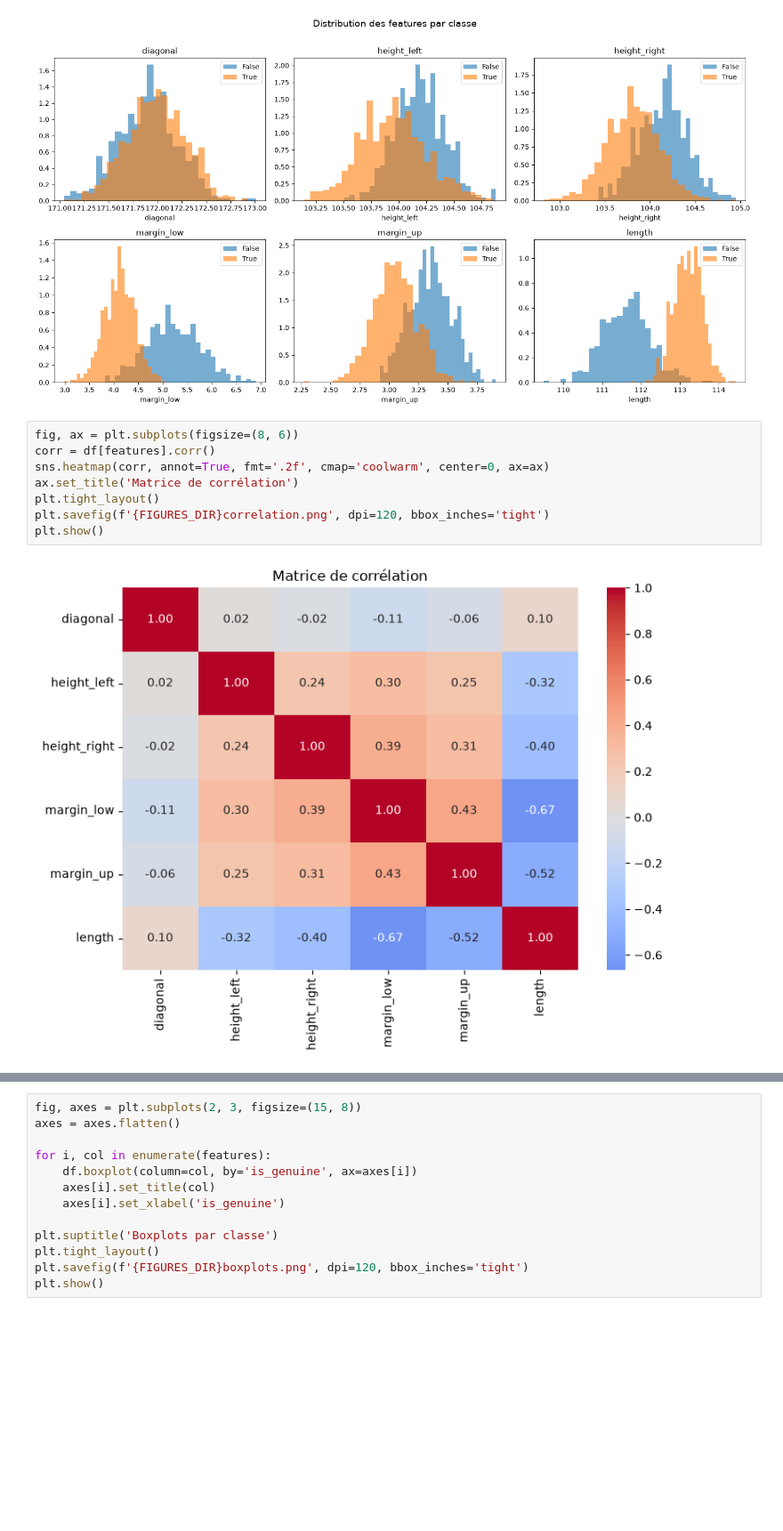
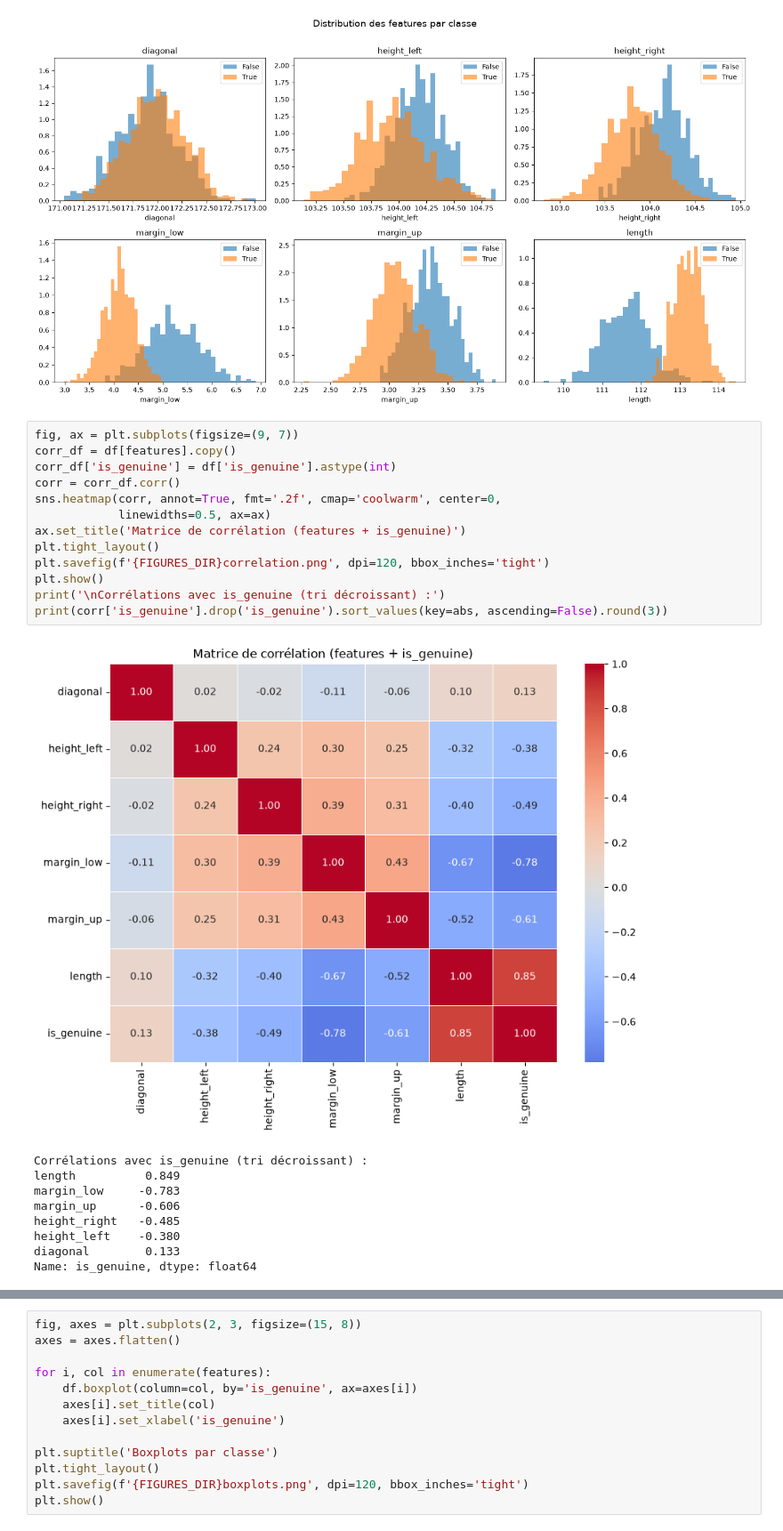
Before and after one commit to Elicesjo/PROJET-11-, a Jupyter notebook: Elices-Diez_Josy_1_Notebook_analyse_062026.ipynb, the cells around one changed output, grey strips where cells are left out. Shown at 89% size. Drawn from its saved outputs; the diff is of its cells as text; blank space fills up the shorter version.

```diff
--- a/Elices-Diez_Josy_1_Notebook_analyse_062026.ipynb
+++ b/Elices-Diez_Josy_1_Notebook_analyse_062026.ipynb
@@ -128,12 +129,25 @@ plt.show()
 # %% [output]
 [figure]
 # %%
-fig, ax = plt.subplots(figsize=(8, 6))
-corr = df[features].corr()
-sns.heatmap(corr, annot=True, fmt='.2f', cmap='coolwarm', center=0, ax=ax)
-ax.set_title('Matrice de corrélation')
+fig, ax = plt.subplots(figsize=(9, 7))
+corr_df = df[features].copy()
+corr_df['is_genuine'] = df['is_genuine'].astype(int)
+corr = corr_df.corr()
+sns.heatmap(corr, annot=True, fmt='.2f', cmap='coolwarm', center=0,
+            linewidths=0.5, ax=ax)
+ax.set_title('Matrice de corrélation (features + is_genuine)')
 plt.tight_layout()
 plt.savefig(f'{FIGURES_DIR}correlation.png', dpi=120, bbox_inches='tight')
 plt.show()
+print('\nCorrélations avec is_genuine (tri décroissant) :')
+print(corr['is_genuine'].drop('is_genuine').sort_values(key=abs, ascending=False).round(3))
 # %% [output]
-[figure, old version]
+[figure, new version]
+Corrélations avec is_genuine (tri décroissant) :
+length          0.849
+margin_low     -0.783
+margin_up      -0.606
+height_right   -0.485
+height_left    -0.380
+diagonal        0.133
+Name: is_genuine, dtype: float64
```
Also changed, not shown: parts of 24 cells of this notebook, 18 other files.
